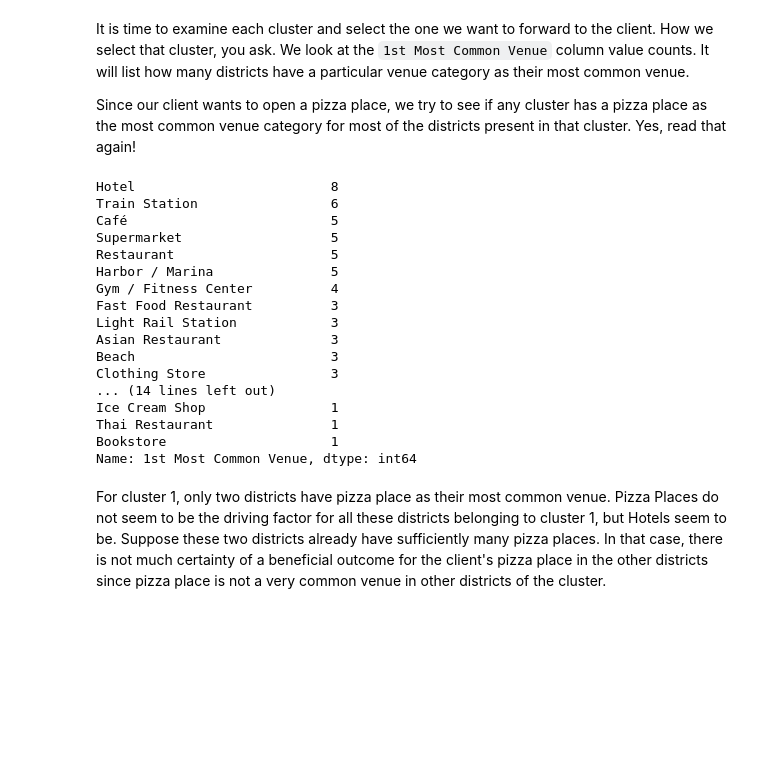
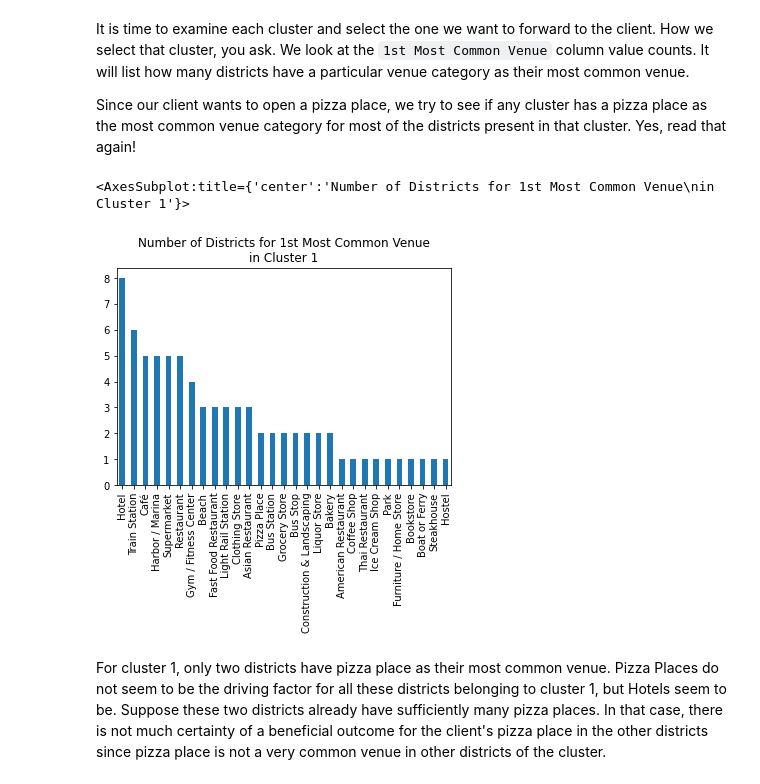
Before and after one commit to guptasaumya/coursera-capstone-final, a Jupyter notebook: the_battle_of_neighbourhoods.ipynb, the cells around one changed output. Cells and saved outputs as stored; diff of their text form; code cells hidden in the pictures; blank space fills up the shorter version.

```diff
--- a/the_battle_of_neighbourhoods.ipynb
+++ b/the_battle_of_neighbourhoods.ipynb
@@ -518,27 +518,12 @@ Since our client wants to open a pizza place, we try to see if any cluster has a
 # %%
 # Examine cluster 1
 cluster_1 = stockholm_merged.loc[stockholm_merged['ClusterLabels'] == 1,
                                stockholm_merged.columns[[0] + list(range(4,
                                                                        stockholm_merged.shape[1]))]]
-cluster_1['1st Most Common Venue'].value_counts()
+cluster_1['1st Most Common Venue'].value_counts().plot(kind="bar", y = "1st Most Common Venue", title="Number of Districts for 1st Most Common Venue\nin Cluster 1")
 # %% [output]
-Hotel                         8
-Train Station                 6
-Café                          5
-Supermarket                   5
-Restaurant                    5
-Harbor / Marina               5
-Gym / Fitness Center          4
-Fast Food Restaurant          3
-Light Rail Station            3
-Asian Restaurant              3
-Beach                         3
-Clothing Store                3
-... (14 lines left out)
-Ice Cream Shop                1
-Thai Restaurant               1
-Bookstore                     1
-Name: 1st Most Common Venue, dtype: int64
+<AxesSubplot:title={'center':'Number of Districts for 1st Most Common Venue\nin Cluster 1'}>
+[figure, added]
 # %% [markdown]
 For cluster 1, only two districts have pizza place as their most common venue. Pizza Places do not seem to be the driving factor for all these districts belonging to cluster 1, but Hotels seem to be. Suppose these two districts already have sufficiently many pizza places. In that case, there is not much certainty of a beneficial outcome for the client's pizza place in the other districts since pizza place is not a very common venue in other districts of the cluster.
 # %%
```
Also changed, not shown: parts of 6 cells of this notebook.
